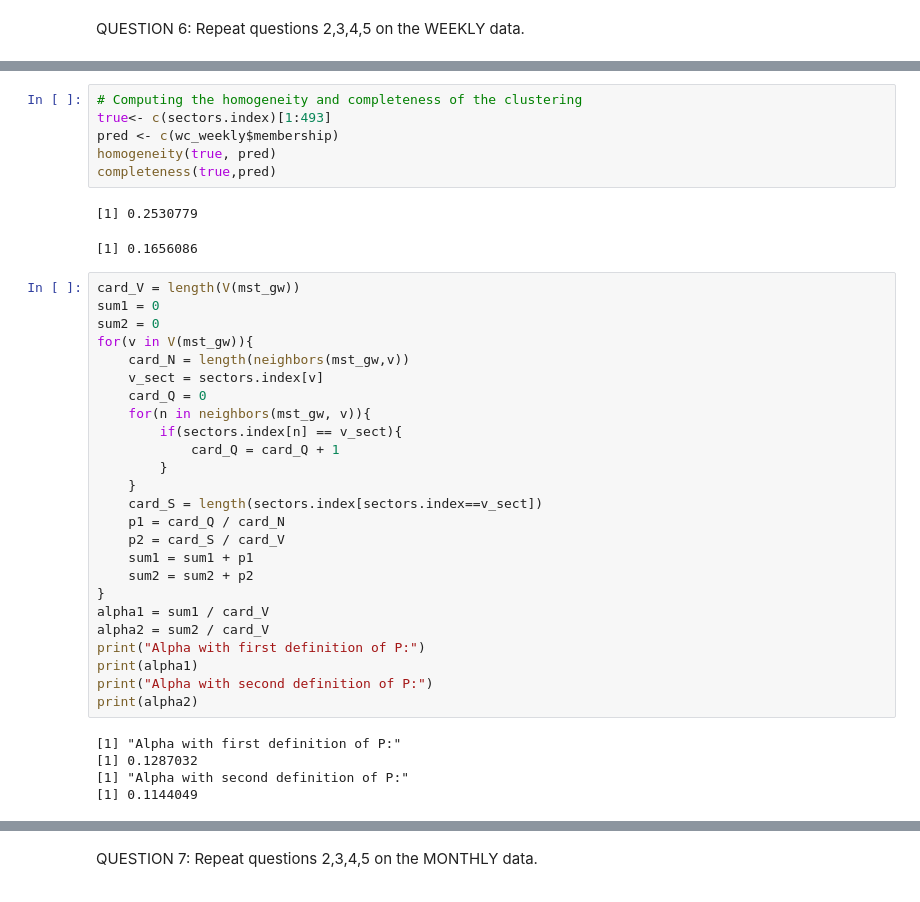
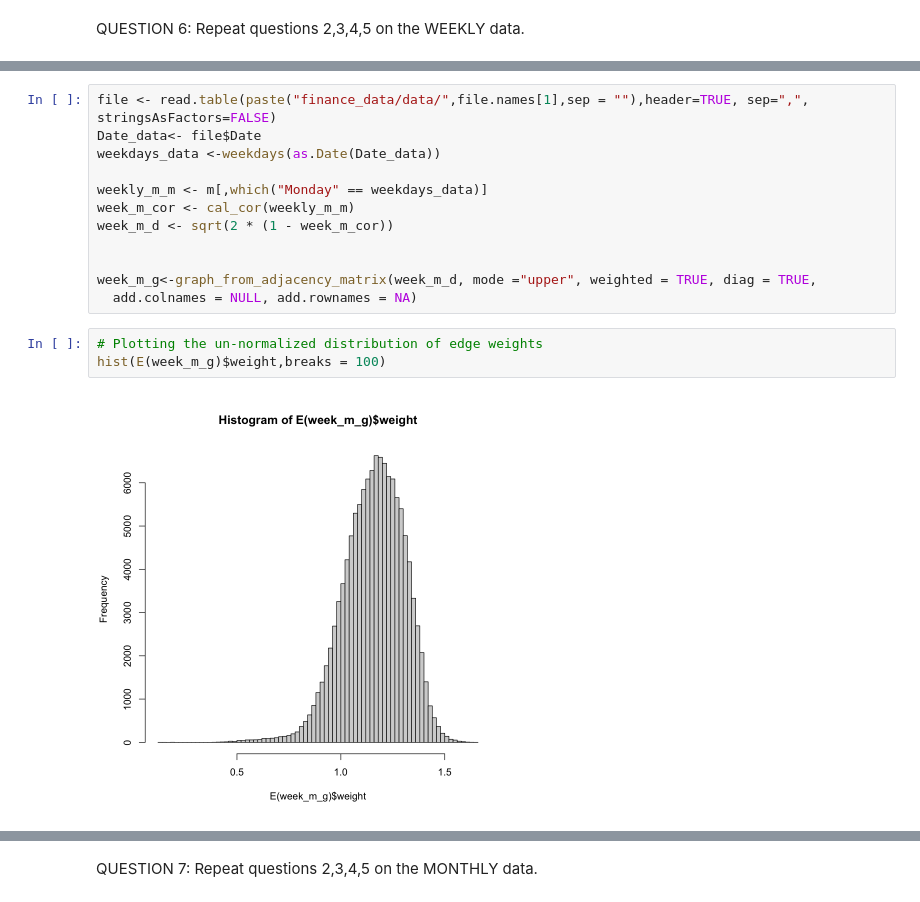
Before and after one commit to morgworth/ece232_team, a Jupyter notebook: Project 4/Morgan Project 4 Part 1.ipynb, the cells around one changed output, grey strips where cells are left out. Saved outputs shown, nothing was run; the diff lists cells and outputs as text.

```diff
--- a/Project 4/Morgan Project 4 Part 1.ipynb
+++ b/Project 4/Morgan Project 4 Part 1.ipynb
@@ -284,39 +183,17 @@ legend('topleft',legend=levels(sector.set),pch=21, pt.bg=colbar)
-# %%
-# Computing the homogeneity and completeness of the clustering
-true<- c(sectors.index)[1:493]
-pred <- c(wc_weekly$membership)
-homogeneity(true, pred)
-completeness(true,pred)
-# %% [output]
-[1] 0.2530779
-[1] 0.1656086
-# %%
-card_V = length(V(mst_gw))
-sum1 = 0
-sum2 = 0
-for(v in V(mst_gw)){
-    card_N = length(neighbors(mst_gw,v))
-    v_sect = sectors.index[v]
-    card_Q = 0
-    for(n in neighbors(mst_gw, v)){
-        if(sectors.index[n] == v_sect){
-            card_Q = card_Q + 1
-        }
-    }
-    card_S = length(sectors.index[sectors.index==v_sect])
-    p1 = card_Q / card_N
-    p2 = card_S / card_V
-    sum1 = sum1 + p1
-    sum2 = sum2 + p2
-}
-alpha1 = sum1 / card_V
-alpha2 = sum2 / card_V
-print("Alpha with first definition of P:")
-print(alpha1)
-print("Alpha with second definition of P:")
-print(alpha2)
-# %% [output]
-[1] "Alpha with first definition of P:"
-[1] 0.1287032
-[1] "Alpha with second definition of P:"
-[1] 0.1144049
+# %%
+file <- read.table(paste("finance_data/data/",file.names[1],sep = ""),header=TRUE, sep=",", stringsAsFactors=FALSE)
+Date_data<- file$Date
+weekdays_data <-weekdays(as.Date(Date_data))
+
+weekly_m_m <- m[,which("Monday" == weekdays_data)]
+week_m_cor <- cal_cor(weekly_m_m)
+week_m_d <- sqrt(2 * (1 - week_m_cor))
+
+
+week_m_g<-graph_from_adjacency_matrix(week_m_d, mode ="upper", weighted = TRUE, diag = TRUE,
+  add.colnames = NULL, add.rownames = NA)
+# %%
+# Plotting the un-normalized distribution of edge weights
+hist(E(week_m_g)$weight,breaks = 100)
+# %% [output]
+[figure, added]
```
Also changed, not shown: parts of 34 cells of this notebook.
